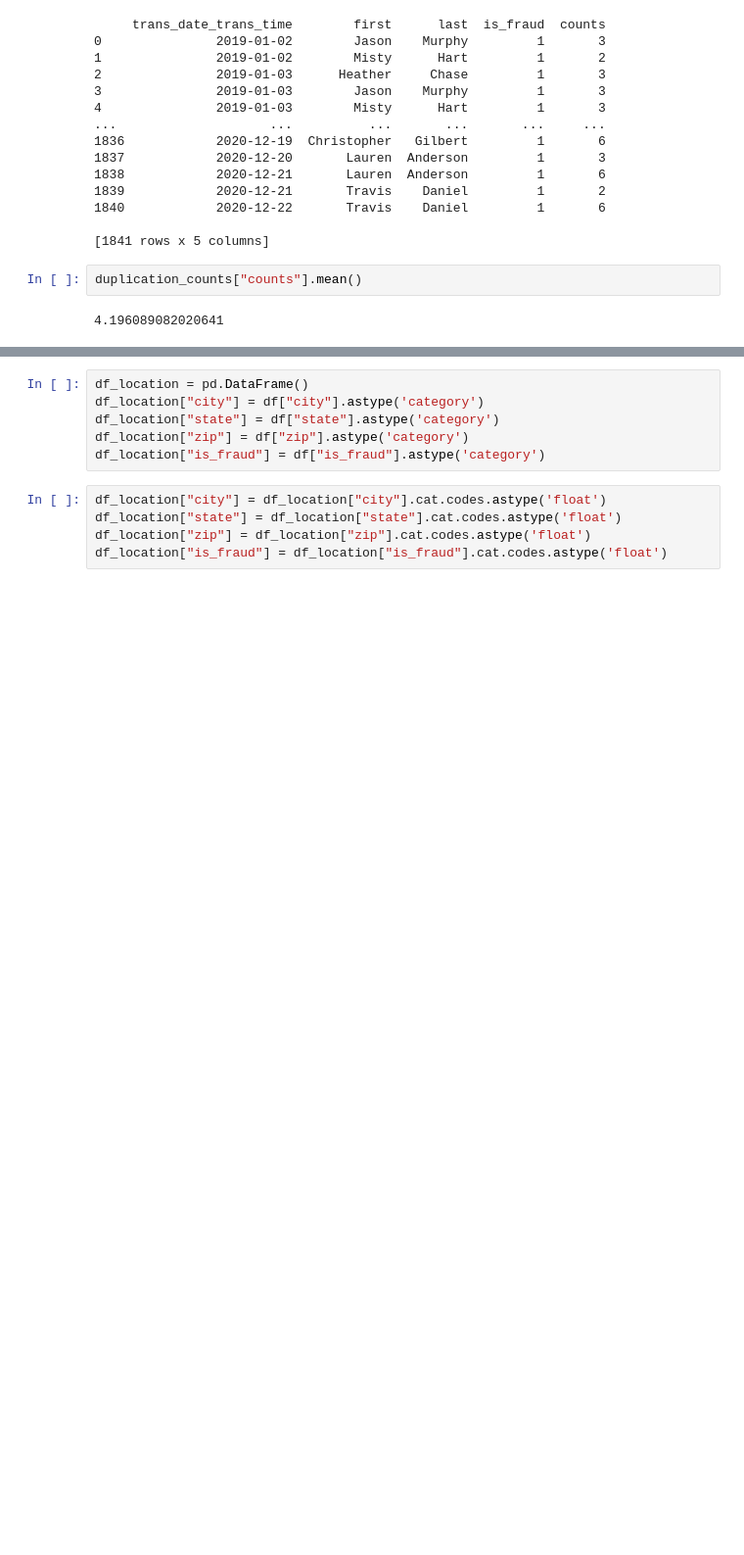
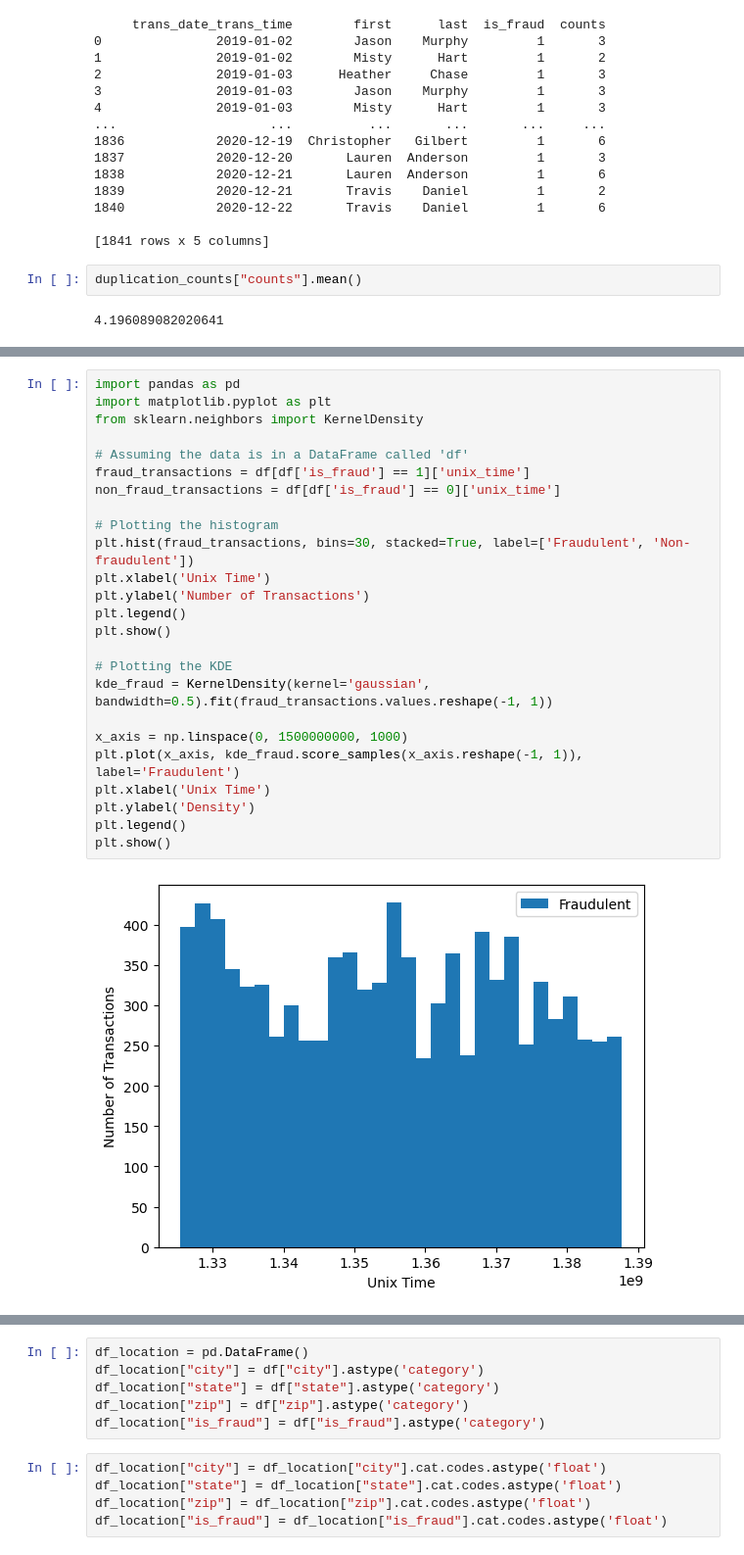
Before and after one commit to DMODPevahouse/ai_enabled_system, a Jupyter notebook: FraudDetection/exploratory_analysis.ipynb, the cells around one changed output, grey strips where cells are left out. Shown: that part at 98% size. Cells and saved outputs as stored; diff of their text form; blank space fills up the shorter version.

```diff
--- a/FraudDetection/exploratory_analysis.ipynb
+++ b/FraudDetection/exploratory_analysis.ipynb
@@ -234,0 +294,27 @@ What is the distribution between time transactions between fraudulent transactio
+# %%
+import pandas as pd
+import matplotlib.pyplot as plt
+from sklearn.neighbors import KernelDensity
+
+# Assuming the data is in a DataFrame called 'df'
+fraud_transactions = df[df['is_fraud'] == 1]['unix_time']
+non_fraud_transactions = df[df['is_fraud'] == 0]['unix_time']
+
+# Plotting the histogram
+plt.hist(fraud_transactions, bins=30, stacked=True, label=['Fraudulent', 'Non-fraudulent'])
+plt.xlabel('Unix Time')
+plt.ylabel('Number of Transactions')
+plt.legend()
+plt.show()
+
+# Plotting the KDE
+kde_fraud = KernelDensity(kernel='gaussian', bandwidth=0.5).fit(fraud_transactions.values.reshape(-1, 1))
+
+x_axis = np.linspace(0, 1500000000, 1000)
+plt.plot(x_axis, kde_fraud.score_samples(x_axis.reshape(-1, 1)), label='Fraudulent')
+plt.xlabel('Unix Time')
+plt.ylabel('Density')
+plt.legend()
+plt.show()
+# %% [output]
+[figure, added]
```
Also changed, not shown: parts of 29 cells of this notebook.
